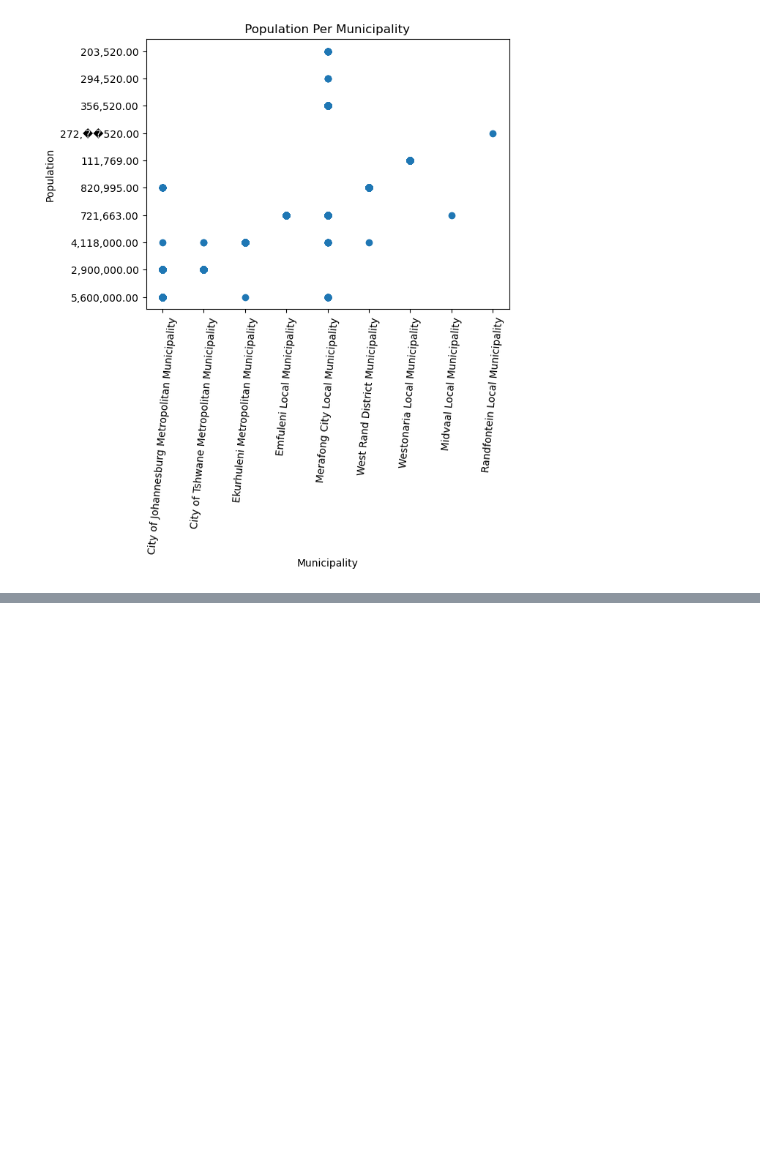
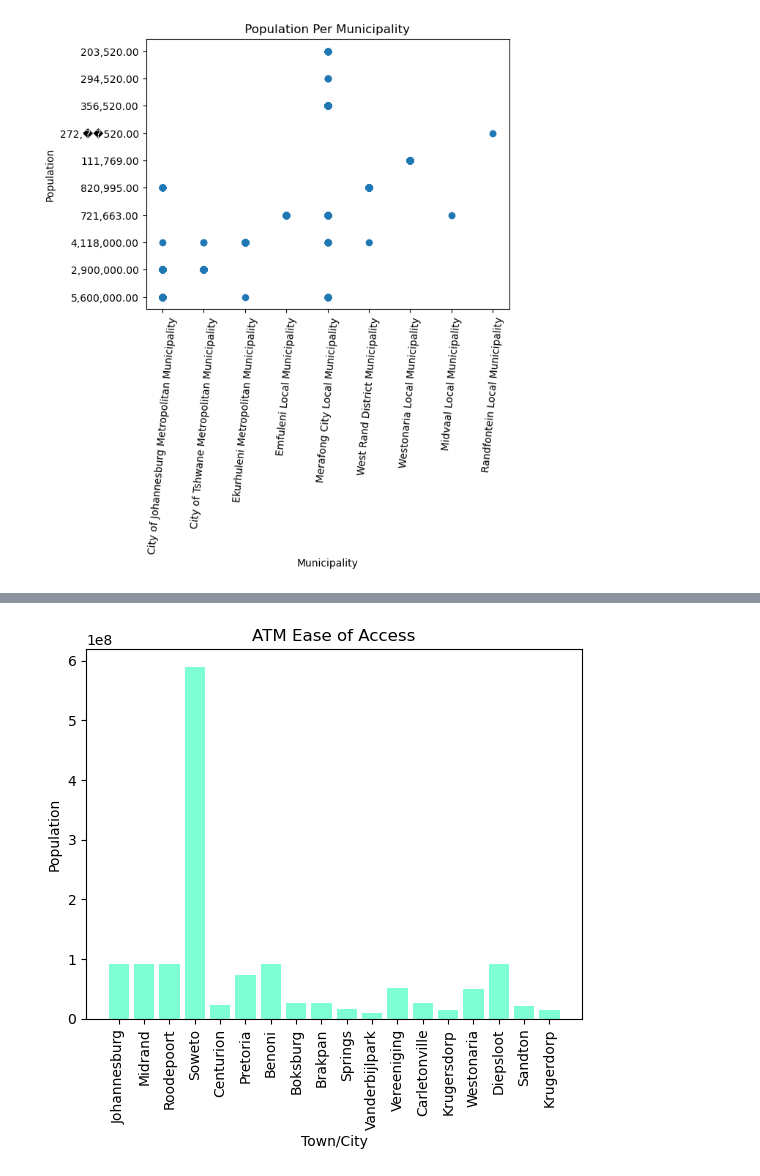
Before and after one commit to The-DigitalAcademy/ATM_Ease, a Jupyter notebook: Python file/finalProject.ipynb, the cells around one changed output, grey strips where cells are left out. Drawn from its saved outputs; the diff is of its cells as text; code cells hidden in the pictures; blank space fills up the shorter version.

```diff
--- a/Python file/finalProject.ipynb
+++ b/Python file/finalProject.ipynb
@@ -318,0 +355,15 @@ plt.show()
+# %%
+# replace missing values with 0
+ATM['Town Population'] = ATM['Town Population'].fillna(0)
+
+ATM['Municipality Population'] = ATM['Municipality Population'].fillna(0)
+# %%
+# drop rows with NaN values
+ATM.dropna(subset=['Town Population'], inplace=True)
+
+ATM.dropna(subset=['Municipality Population'], inplace=True)
+# %%
+
+# remove whitespace from the 'Town Population' column
+ATM['Town Population'] = ATM['Town Population'].str.replace('181��411', '181411')
+# ATM_EASE_DATA['Municipality Population'] = ATM_EASE_DATA['Municipality Population'].str.replace('NaN', '0')
@@ -318,0 +382,5 @@ plt.show()
+# %%
+ATM['Town Population'] = pd.to_numeric(ATM['Town Population'], errors='coerce')
+ATM = ATM.dropna(subset=['Town Population'])
+ATM['Municipality Population'] = pd.to_numeric(ATM['Municipality Population'], errors='coerce')
+ATM = ATM.dropna(subset=['Municipality Population'])
@@ -318,0 +399,13 @@ plt.show()
+# %%
+# Create the bar chart
+plt.bar(ATM['Town/City'], ATM['Town Population'], color='Aquamarine')
+
+# Add labels and title
+plt.xlabel('Town/City')
+plt.ylabel('Population')
+plt.title('ATM Ease of Access')
+plt.xticks(rotation=90)
+# Show the plot
+plt.show()
+# %% [output]
+[figure, added]
```
Also changed, not shown: parts of 13 cells of this notebook, 1 other file.
